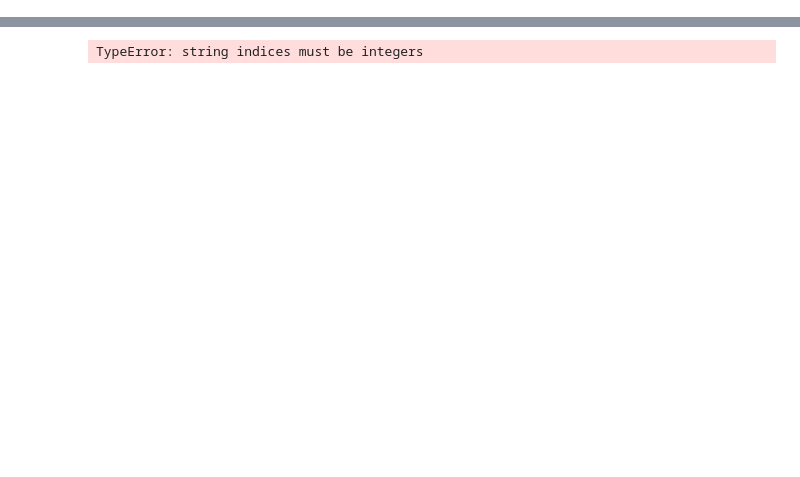
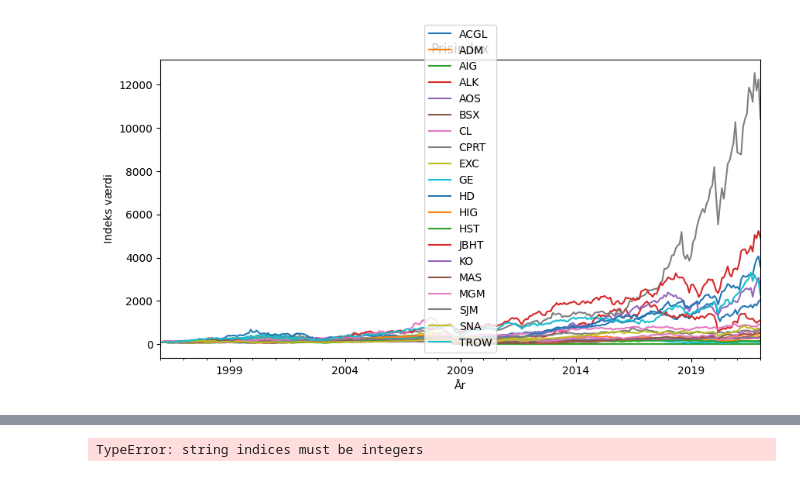
Before and after one commit to MNPW9/masters_thesis, a Jupyter notebook: test.ipynb, the cells around one changed output, grey strips where cells are left out. Drawn from its saved outputs; the diff is of its cells as text; code cells hidden in the pictures; blank space fills up the shorter version.

```diff
--- a/test.ipynb
+++ b/test.ipynb
@@ -42,6 +72,9 @@ tickers = [s.replace('\n', '') for s in tickers]
+# %%
+# choose ticker without missing values for timeframe
+chosen_tickers = ['ACGL','ADM','AIG','ALK','AOS','BSX','CL','CPRT','EXC','GE','HD','HIG','HST','JBHT','KO','MAS','MGM','SJM','SNA','TROW']
 # %%
-# get adjusted close stock prices from all stocks in S&P500
-start = datetime.datetime(2020, 1, 1)
-end = datetime.datetime(2022, 1, 1)
-data = yf.download(tickers, start=start, end=end, interval='1mo')['Close']
+# get 'adjusted close' stock prices from 20 random stocks in S&P500
+start = datetime.date(1996, 1, 1)
+end = datetime.date(2022, 1, 2)
+SP500_adj_close = yf.download(chosen_tickers, start=start, end=end, interval='1mo')['Close']
 # %% [output]
@@ -76,0 +99,2 @@ data
+# %%
+SP500_adj_close.index = pd.to_datetime(SP500_adj_close.index.date)
@@ -76,0 +110,9 @@ data
+# %%
+# visualize price index evolution
+df = SP500_adj_close
+df = df / df.iloc[0, :] * 100 # normalize base year
+
+ax = df.plot(title="Prisindex", figsize=(10, 5), xlabel="År");
+ax.set_ylabel('Indeks værdi');
+# %% [output]
+[figure, added]
```
Also changed, not shown: parts of 24 cells of this notebook, 1 other file.
